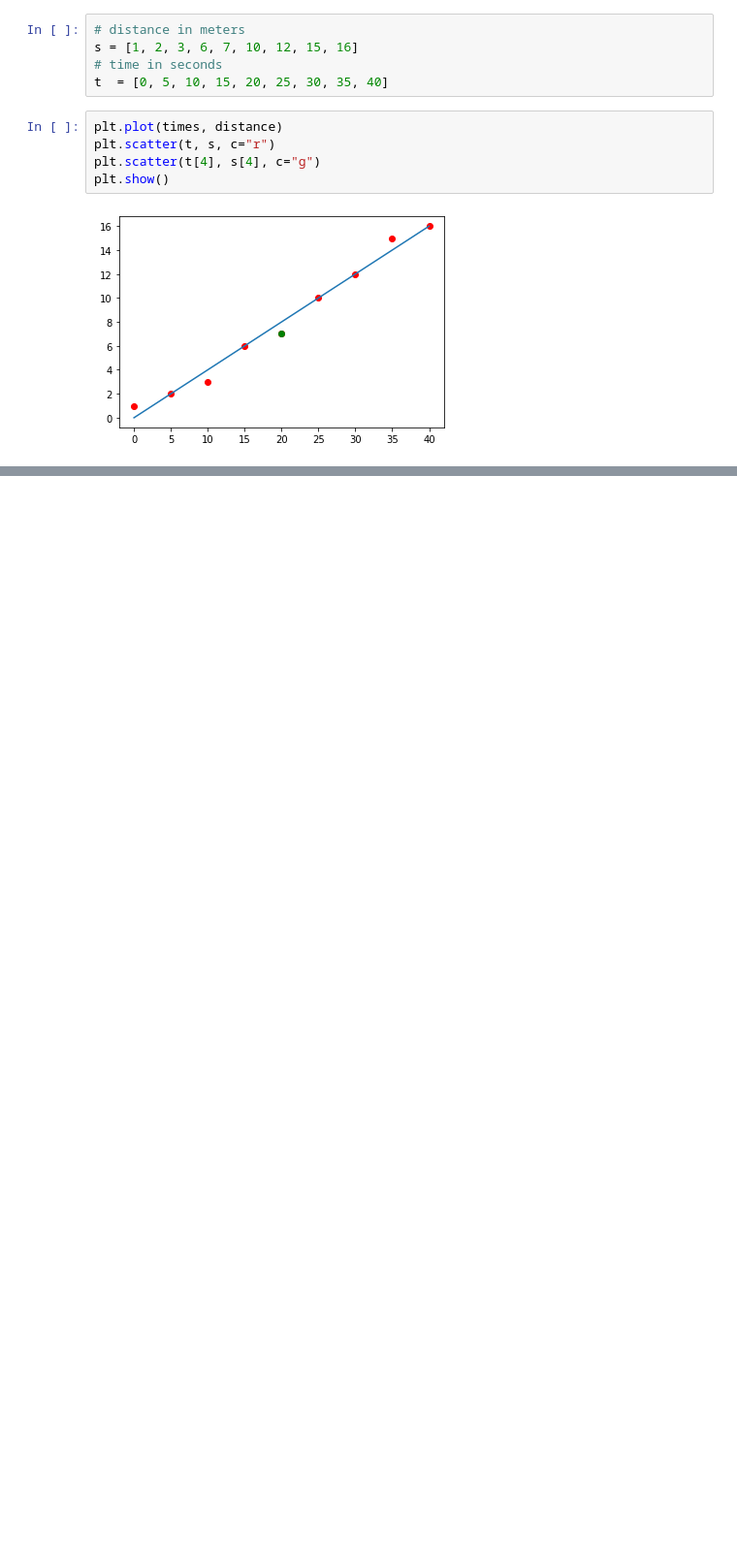
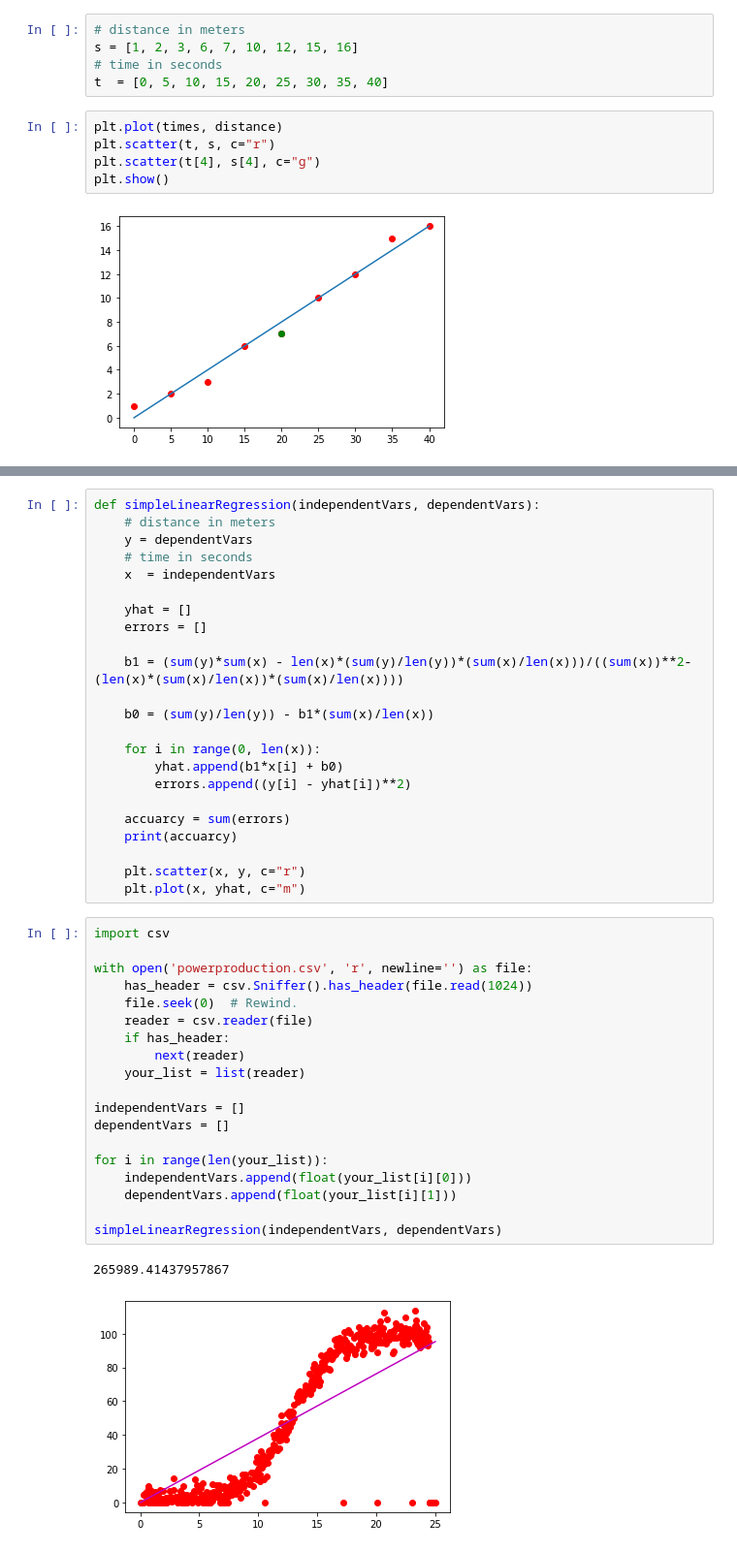
Before and after one commit to sean-meade/Fundamentals-Of-Data-Analysis-Project, a Jupyter notebook: Fundamentals-Project.ipynb, the cells around one changed output, grey strips where cells are left out. Shown: that part at 97% size. Saved outputs shown, nothing was run; the diff lists cells and outputs as text; blank space fills up the shorter version.

Commit message:
Added first try of linear regression on model.

```diff
--- a/Fundamentals-Project.ipynb
+++ b/Fundamentals-Project.ipynb
@@ -238,3 +237,48 @@ Slope:  0.4
 y intercept:  0.0
 [<matplotlib.lines.Line2D at 0x...>]
 [figure]
+# %%
+def simpleLinearRegression(independentVars, dependentVars):
+    # distance in meters
+    y = dependentVars
+    # time in seconds
+    x  = independentVars
+
+    yhat = []
+    errors = []
+
+    b1 = (sum(y)*sum(x) - len(x)*(sum(y)/len(y))*(sum(x)/len(x)))/((sum(x))**2- (len(x)*(sum(x)/len(x))*(sum(x)/len(x))))
+
+    b0 = (sum(y)/len(y)) - b1*(sum(x)/len(x))
+
+    for i in range(0, len(x)):
+        yhat.append(b1*x[i] + b0)
+        errors.append((y[i] - yhat[i])**2)
+
+    accuarcy = sum(errors)
+    print(accuarcy)
+
+    plt.scatter(x, y, c="r")
+    plt.plot(x, yhat, c="m")
+# %%
+import csv
+
+with open('powerproduction.csv', 'r', newline='') as file:
+    has_header = csv.Sniffer().has_header(file.read(1024))
+    file.seek(0)  # Rewind.
+    reader = csv.reader(file)
+    if has_header:
+        next(reader)
+    your_list = list(reader)
+
+independentVars = []
+dependentVars = []
+
+for i in range(len(your_list)):
+    independentVars.append(float(your_list[i][0]))
+    dependentVars.append(float(your_list[i][1]))
+
+simpleLinearRegression(independentVars, dependentVars)
+# %% [output]
+265989.41437957867
+[figure, added]
```
Also changed, not shown: parts of 2 cells of this notebook, 1 other file.
